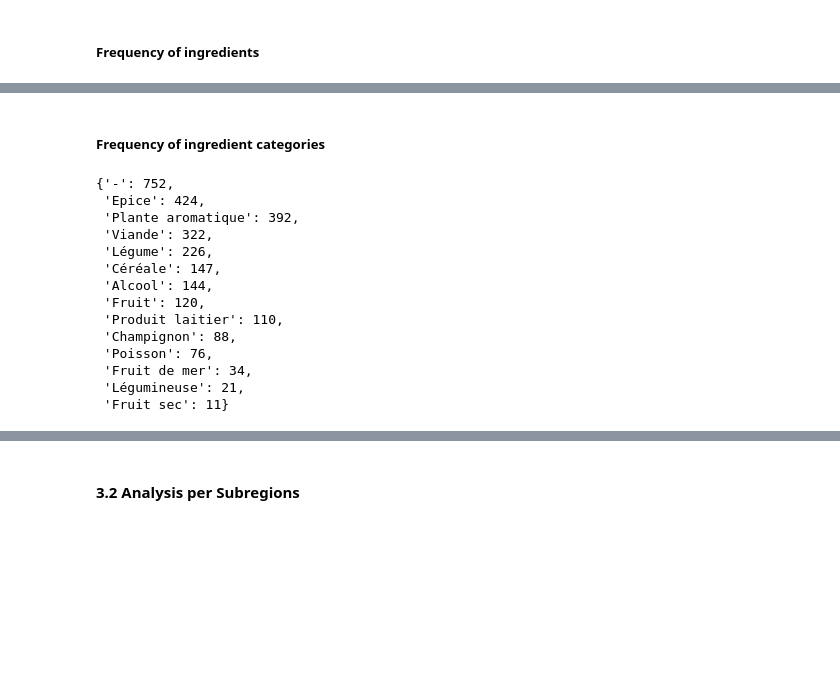
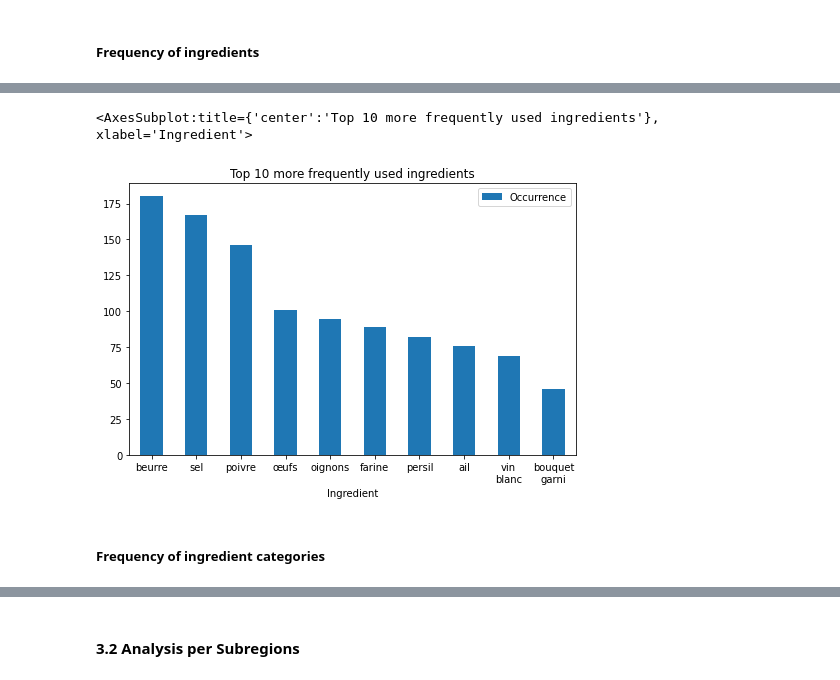
Before and after one commit to Ghalicb/historical-cookbook-digitalisation, a Jupyter notebook: src/recipes_analysis.ipynb, the cells around one changed output, grey strips where cells are left out. Drawn from its saved outputs; the diff is of its cells as text; code cells hidden in the pictures; blank space fills up the shorter version.

Commit message:
more graphs

```diff
--- a/src/recipes_analysis.ipynb
+++ b/src/recipes_analysis.ipynb
@@ -108,0 +89,3 @@ ingredients_frequency(recipes_df)
+# %%
+ing_dic = ingredients_frequency(recipes_df)
+ing_dic
@@ -109,19 +110,8 @@ ingredients_frequency(recipes_df)
+# %%
+ing_df = pd.DataFrame({'Ingredient': [k.replace(' ', '\n') for k in take(10, ing_dic.keys())], 'Occurrence': take(10, ing_dic.values())})
+ing_df.plot.bar(x='Ingredient', y='Occurrence', rot=0, figsize=(8, 5), title='Top 10 more frequently used ingredients')
+# %% [output]
+<AxesSubplot:title={'center':'Top 10 more frequently used ingredients'}, xlabel='Ingredient'>
+[figure, added]
 # %% [markdown]
 ##### Frequency of ingredient categories
-# %%
-categories_frequency(recipes_df)
-# %% [output]
-{'-': 752,
- 'Epice': 424,
- 'Plante aromatique': 392,
- 'Viande': 322,
- 'Légume': 226,
- 'Céréale': 147,
- 'Alcool': 144,
- 'Fruit': 120,
- 'Produit laitier': 110,
- 'Champignon': 88,
- 'Poisson': 76,
- 'Fruit de mer': 34,
- 'Légumineuse': 21,
- 'Fruit sec': 11}
```
Also changed, not shown: parts of 4 cells of this notebook, 1 other file.
